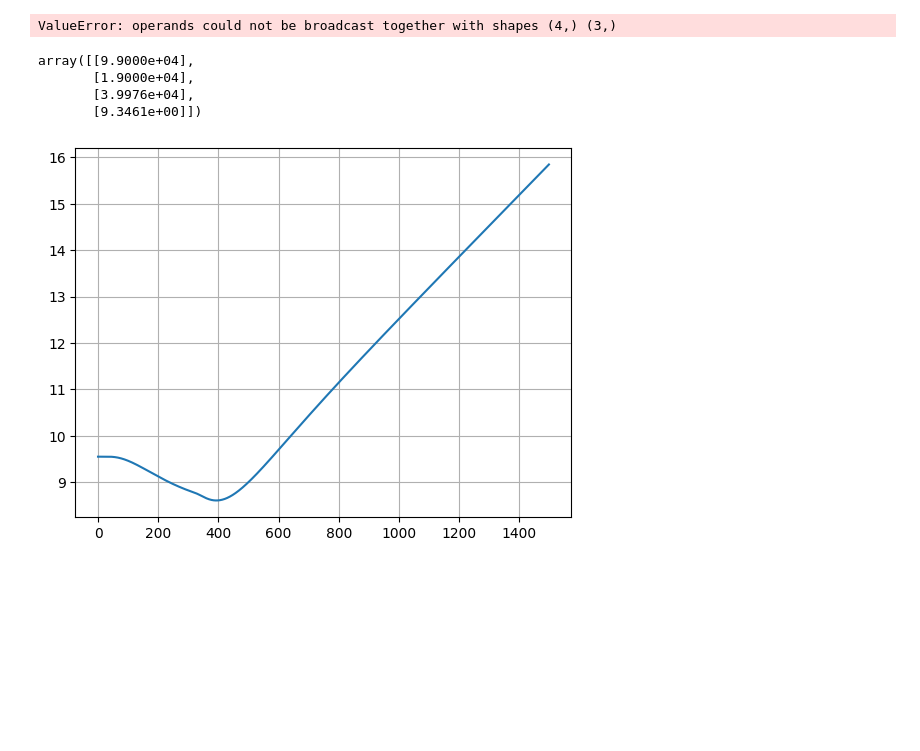
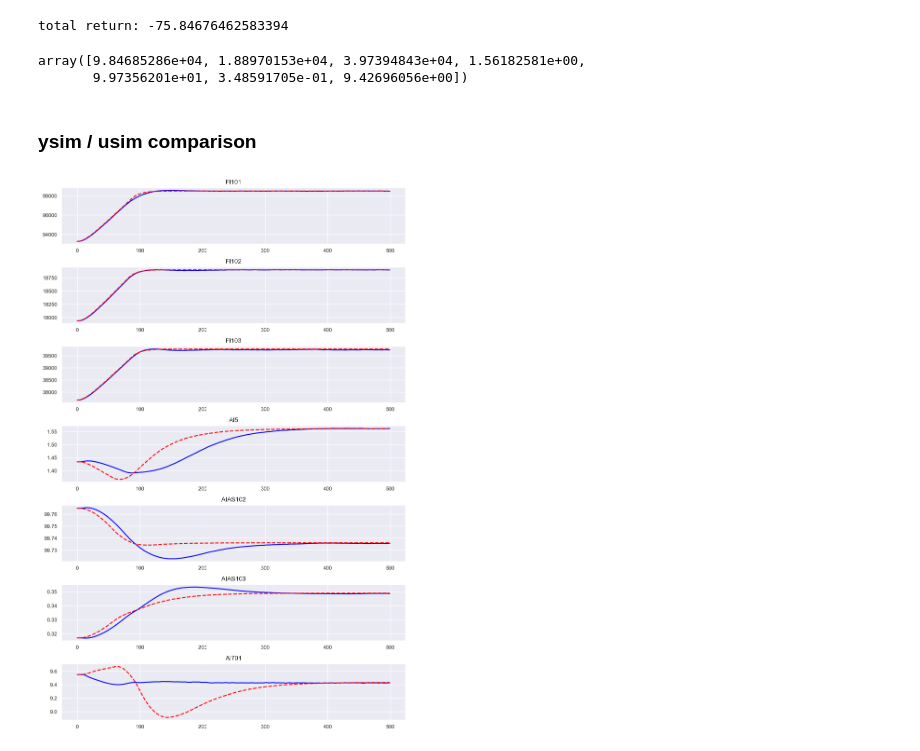
Before and after one commit to qiuruiyu/cleanrl, a Jupyter notebook: asu_test.ipynb, the cells around one changed output. Saved outputs shown, nothing was run; the diff lists cells and outputs as text; code cells hidden in the pictures; blank space fills up the shorter version.

```diff
--- a/asu_test.ipynb
+++ b/asu_test.ipynb
@@ -7,3 +7,7 @@ import argparse
 import gymnasium
 import torch
 from cleanrl.ppo_continuous_action import make_env, Agent
+import seaborn as sns
+import os
+
+sns.set_style("darkgrid")
@@ -16,35 +56,42 @@ dusim /= (np.array([6, 4e-3, 1e-2, 2e-3]) * 3)
 # %%
-y = []
+# simulate with input data
+# get rl_ysim data
+rl_ysim = []
 returns = 0
 
 env = make_asu_env()
-
 state, _ = env.reset()
 
-while env.num_step < 1499:
+while True:
     step = env.num_step
-    y.append(env.ysim[step, :])
-    a = dusim[step, :]
-    # a[-1] = 0
+    rl_ysim.append(env.ysim[step, :])
+    a = rl_dusim[step, :]
     state, reward, terminated, truncated, _ = env.step(a)
     done = np.logical_or(terminated, truncated)
     returns += reward
     if done:
         break
-print(returns)
-y = np.array(y)
+print(f'total return: {np.mean(returns)}')
+rl_ysim = np.array(rl_ysim)
 # %% [output]
-ValueError: operands could not be broadcast together with shapes (4,) (3,)
+total return: -75.84676462583394
-# %%
-env.goal
-# %% [output]
-array([[9.9000e+04],
-       [1.9000e+04],
-       [3.9976e+04],
-       [9.3461e+00]])
-# %%
-plt.plot(y[:, -1])
-# plt.scatter([1500, 1500, 1500], env.goal[[3,5,6]])
-plt.grid()
-# %% [output]
-[figure, removed]
+# %%
+rl_ysim[-1]
+# mpc_ysim[-1]
+# %% [output]
+array([9.84685286e+04, 1.88970153e+04, 3.97394843e+04, 1.56182581e+00,
+       9.97356201e+01, 3.48591705e-01, 9.42696056e+00])
+# %% [markdown]
+### ysim / usim comparison
+# %%
+nrow = np.max([rl_ysim.shape[1], rl_usim.shape[1]])
+fig, ax = plt.subplots(nrow, 1, figsize=(8, 12), dpi=300)
+# plot y
+for i in range(rl_ysim.shape[1]):
+    ax[i].plot(rl_ysim[:, i], label='RL', color='blue')
+    ax[i].plot(mpc_ysim[:, i], label='MPC', color='red', linestyle='--')
+    ax[i].grid(True)
+    ax[i].set_title(y_name[i])
+plt.tight_layout()
+# %% [output]
+[figure, added]
```
Also changed, not shown: parts of 17 cells of this notebook, 7 other files.
